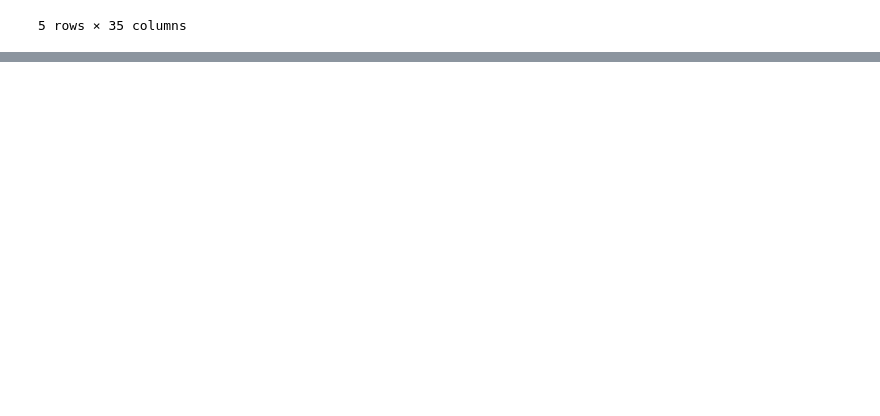
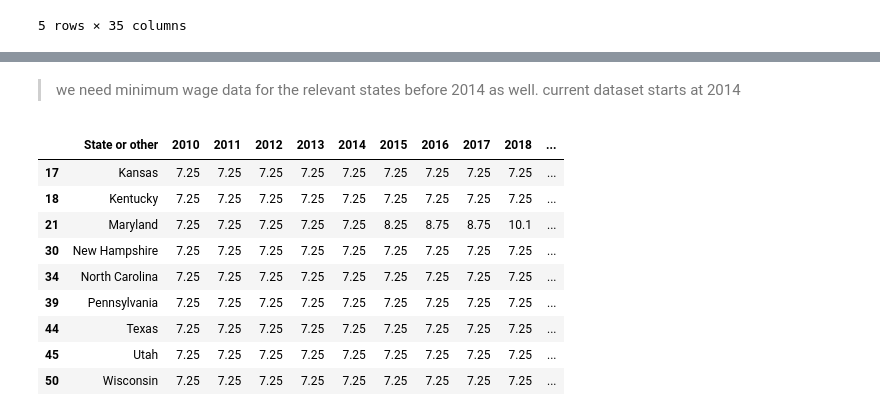
Before and after one commit to khaeuss808/UDS_FinalProject, a Jupyter notebook: FINALproject.ipynb, the cells around one changed output, grey strips where cells are left out. Saved outputs shown, nothing was run; the diff lists cells and outputs as text; code cells hidden in the pictures; blank space fills up the shorter version.

Commit message:
continuing data cleaning

```diff
--- a/FINALproject.ipynb
+++ b/FINALproject.ipynb
@@ -217,0 +279,18 @@ control_df.head()
+# %%
+control_states = [
+    "Kansas",
+    "Kentucky",
+    "New Hampshire",
+    "North Carolina",
+    "Pennsylvania",
+    "Texas",
+    "Utah",
+    "Wisconsin",
+]
+
+states_to_keep = ["Maryland"] + control_states
+
+minimumwage_df = state_minwage_df[
+    state_minwage_df["State or other"].isin(states_to_keep)
+].copy()
+minimumwage_df.head()
@@ -217,0 +304,41 @@ control_df.head()
+# %% [markdown]
+> we need minimum wage data for the relevant states before 2014 as well. current dataset starts at 2014
+# %%
+# creating a dictionary of historical wages
+wage_2010_2013 = {
+    "Maryland": [7.25, 7.25, 7.25, 7.25],
+    "Kansas": [7.25, 7.25, 7.25, 7.25],
+    "Kentucky": [7.25, 7.25, 7.25, 7.25],
+    "North Carolina": [7.25, 7.25, 7.25, 7.25],
+    "New Hampshire": [7.25, 7.25, 7.25, 7.25],
+    "Pennsylvania": [7.25, 7.25, 7.25, 7.25],
+    "Texas": [7.25, 7.25, 7.25, 7.25],
+    "Utah": [7.25, 7.25, 7.25, 7.25],
+    "Wisconsin": [7.25, 7.25, 7.25, 7.25],
+}
+
+# adds the columns and data
+for i, year in enumerate(range(2010, 2014)):
+    minimumwage_df[str(year)] = minimumwage_df["State or other"].map(
+        lambda state: wage_2010_2013.get(state, [None] * 4)[i]
+    )
+
+# reorders columns so years are in order
+cols = ["State or other"] + sorted(
+    [col for col in minimumwage_df.columns if str(col).isdigit()],
+    key=lambda x: int(str(x)),
+)
+minimumwage_df = minimumwage_df[cols]
+
+minimumwage_df
+# %% [output]
+|  | State or other | 2010 | 2011 | 2012 | 2013 | 2014 | 2015 | 2016 | 2017 | 2018 | ... |
+| 17 | Kansas | 7.25 | 7.25 | 7.25 | 7.25 | 7.25 | 7.25 | 7.25 | 7.25 | 7.25 | ... |
+| 18 | Kentucky | 7.25 | 7.25 | 7.25 | 7.25 | 7.25 | 7.25 | 7.25 | 7.25 | 7.25 | ... |
+| 21 | Maryland | 7.25 | 7.25 | 7.25 | 7.25 | 7.25 | 8.25 | 8.75 | 8.75 | 10.1 | ... |
+| 30 | New Hampshire | 7.25 | 7.25 | 7.25 | 7.25 | 7.25 | 7.25 | 7.25 | 7.25 | 7.25 | ... |
+| 34 | North Carolina | 7.25 | 7.25 | 7.25 | 7.25 | 7.25 | 7.25 | 7.25 | 7.25 | 7.25 | ... |
+| 39 | Pennsylvania | 7.25 | 7.25 | 7.25 | 7.25 | 7.25 | 7.25 | 7.25 | 7.25 | 7.25 | ... |
+| 44 | Texas | 7.25 | 7.25 | 7.25 | 7.25 | 7.25 | 7.25 | 7.25 | 7.25 | 7.25 | ... |
+| 45 | Utah | 7.25 | 7.25 | 7.25 | 7.25 | 7.25 | 7.25 | 7.25 | 7.25 | 7.25 | ... |
+| 50 | Wisconsin | 7.25 | 7.25 | 7.25 | 7.25 | 7.25 | 7.25 | 7.25 | 7.25 | 7.25 | ... |
```
Also changed, not shown: parts of 11 cells of this notebook, 3 other files.
